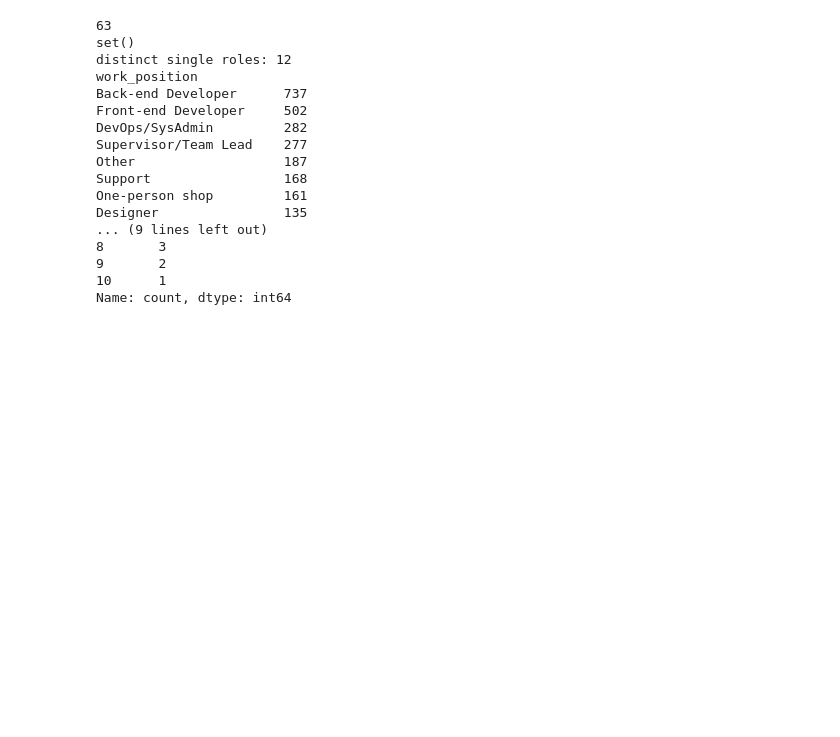
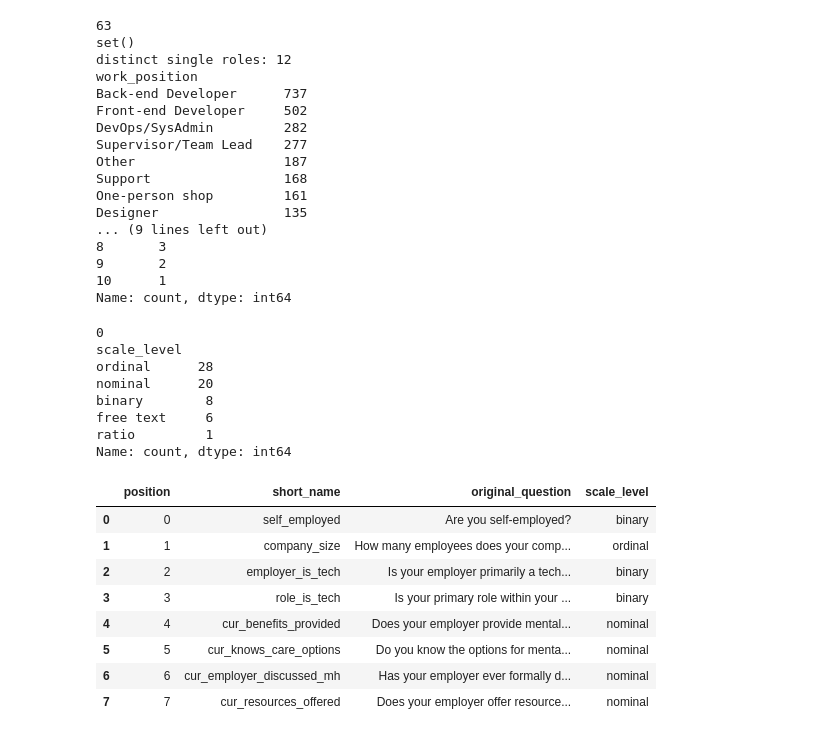
Before and after one commit to nosadfountains/Unsupervised-ML_Case-Study, a Jupyter notebook: mental-health-clustering/analysis.ipynb, the cells around one changed output. Cells and saved outputs as stored; diff of their text form; code cells hidden in the pictures; blank space fills up the shorter version.

```diff
--- a/mental-health-clustering/analysis.ipynb
+++ b/mental-health-clustering/analysis.ipynb
@@ -996,3 +996,27 @@ Designer                135
 9       2
 10      1
 Name: count, dtype: int64
+# %%
+column_map["scale_level"] = column_map["short_name"].map(scale_levels)
+
+print(column_map["scale_level"].isna().sum())
+print(column_map["scale_level"].value_counts())
+column_map.head(8)
+# %% [output]
+0
+scale_level
+ordinal      28
+nominal      20
+binary        8
+free text     6
+ratio         1
+Name: count, dtype: int64
+|  | position | short_name | original_question | scale_level |
+| 0 | 0 | self_employed | Are you self-employed? | binary |
+| 1 | 1 | company_size | How many employees does your comp... | ordinal |
+| 2 | 2 | employer_is_tech | Is your employer primarily a tech... | binary |
+| 3 | 3 | role_is_tech | Is your primary role within your ... | binary |
+| 4 | 4 | cur_benefits_provided | Does your employer provide mental... | nominal |
+| 5 | 5 | cur_knows_care_options | Do you know the options for menta... | nominal |
+| 6 | 6 | cur_employer_discussed_mh | Has your employer ever formally d... | nominal |
+| 7 | 7 | cur_resources_offered | Does your employer offer resource... | nominal |
```
Also changed, not shown: parts of 5 cells of this notebook, 1 other file.
